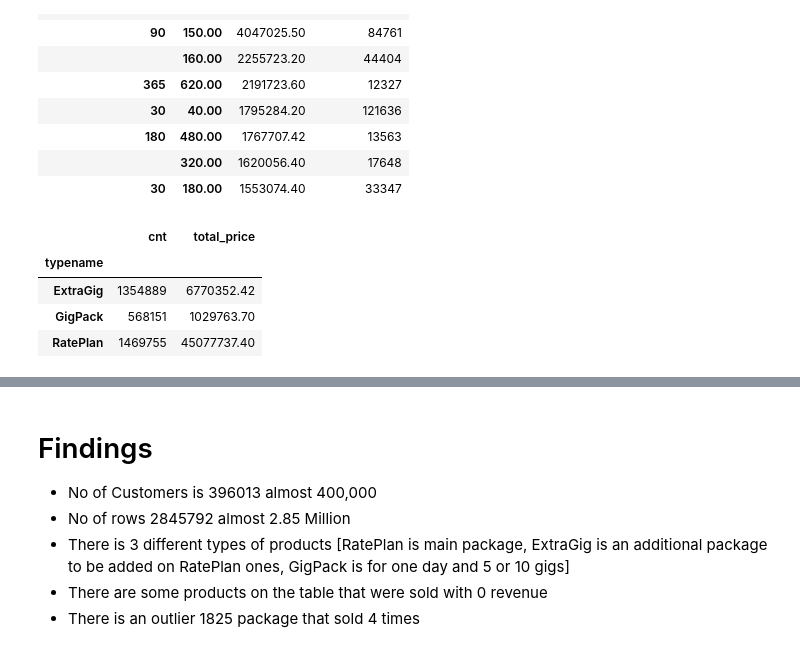
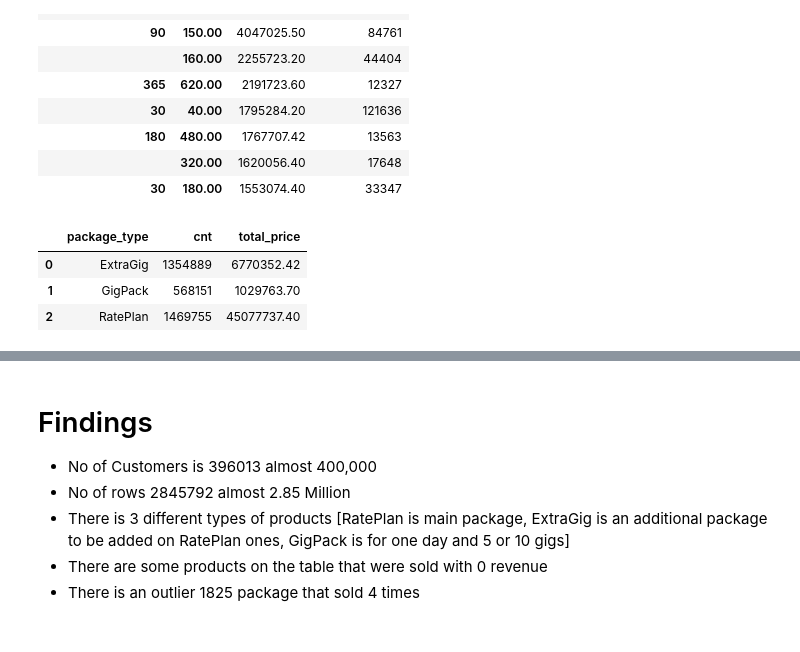
Before and after one commit to Oskareh/capstone, a Jupyter notebook: comperhensive_preparation.ipynb, the cells around one changed output, grey strips where cells are left out. Saved outputs shown, nothing was run; the diff lists cells and outputs as text; code cells hidden in the pictures.

```diff
--- a/comperhensive_preparation.ipynb
+++ b/comperhensive_preparation.ipynb
@@ -351,10 +354,10 @@ sales_prod_df.groupby(['typename','duration','volume']).agg({'total_price':'sum'
 |  | 30 | 180.00 | 1553074.40 | 33347 |
 # %%
 # Calculating total quantity and total sales for each Package type
-sales_prod_df.groupby(['typename']).agg({'cnt':'sum','total_price':'sum'})#.plot(kind='pie')
+type_df = sales_prod_df.groupby(['typename']).agg({'cnt':'sum','total_price':'sum'}).rename_axis('package_type').reset_index()
+type_df
 # %% [output]
-|  | cnt | total_price |
-| typename |  |  |
-| ExtraGig | 1354889 | 6770352.42 |
-| GigPack | 568151 | 1029763.70 |
-| RatePlan | 1469755 | 45077737.40 |
+|  | package_type | cnt | total_price |
+| 0 | ExtraGig | 1354889 | 6770352.42 |
+| 1 | GigPack | 568151 | 1029763.70 |
+| 2 | RatePlan | 1469755 | 45077737.40 |
```
Also changed, not shown: parts of 16 cells of this notebook.
